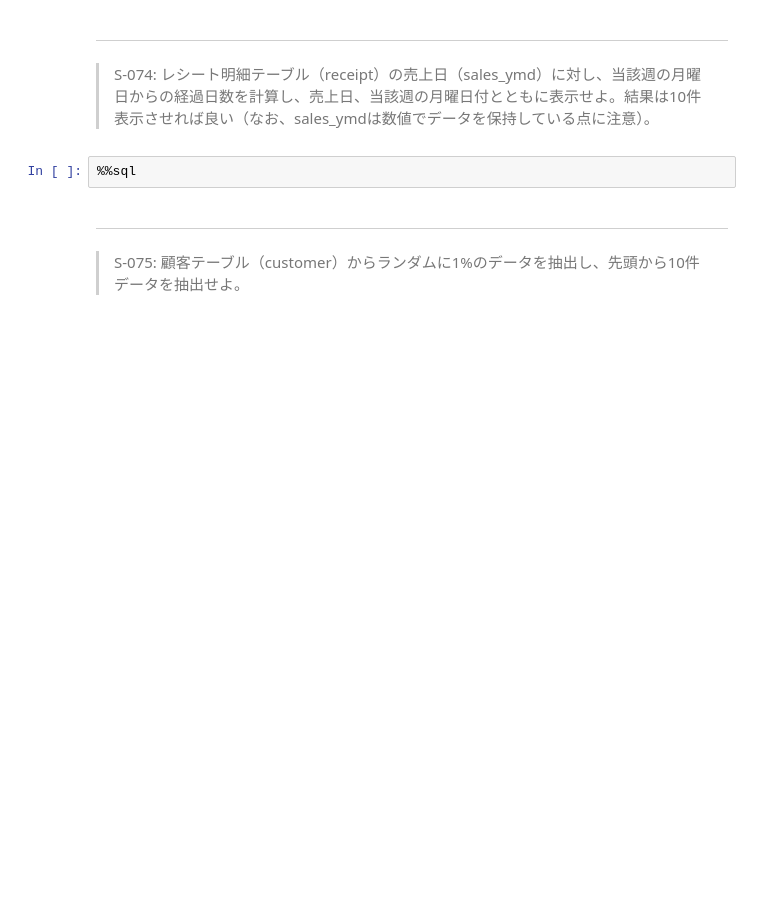
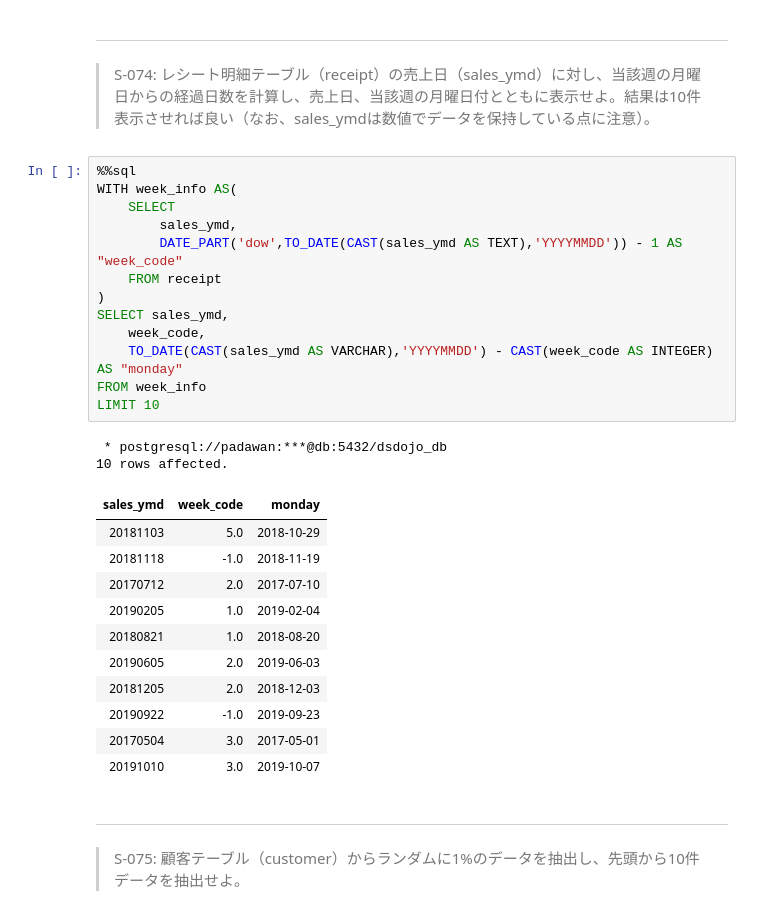
Before and after one commit to kouta0530/jupyter, a Jupyter notebook: practice/100knocks-preprocess/docker/work/preprocess_knock_SQL.ipynb, the cells around one changed output. Cells and saved outputs as stored; diff of their text form; blank space fills up the shorter version.

```diff
--- a/practice/100knocks-preprocess/docker/work/preprocess_knock_SQL.ipynb
+++ b/practice/100knocks-preprocess/docker/work/preprocess_knock_SQL.ipynb
@@ -2006,8 +2006,33 @@ FROM epoch_date LIMIT 10
 # %% [markdown]
 ---
 > S-074: レシート明細テーブル（receipt）の売上日（sales_ymd）に対し、当該週の月曜日からの経過日数を計算し、売上日、当該週の月曜日付とともに表示せよ。結果は10件表示させれば良い（なお、sales_ymdは数値でデータを保持している点に注意）。
-# %%
-%%sql
+# %%
+%%sql
+WITH week_info AS(
+    SELECT
+        sales_ymd,
+        DATE_PART('dow',TO_DATE(CAST(sales_ymd AS TEXT),'YYYYMMDD')) - 1 AS "week_code"
+    FROM receipt
+)
+SELECT sales_ymd,
+    week_code,
+    TO_DATE(CAST(sales_ymd AS VARCHAR),'YYYYMMDD') - CAST(week_code AS INTEGER) AS "monday"
+FROM week_info
+LIMIT 10
+# %% [output]
+ * postgresql://padawan:***@db:5432/dsdojo_db
+10 rows affected.
+| sales_ymd | week_code | monday |
+| 20181103 | 5.0 | 2018-10-29 |
+| 20181118 | -1.0 | 2018-11-19 |
+| 20170712 | 2.0 | 2017-07-10 |
+| 20190205 | 1.0 | 2019-02-04 |
+| 20180821 | 1.0 | 2018-08-20 |
+| 20190605 | 2.0 | 2019-06-03 |
+| 20181205 | 2.0 | 2018-12-03 |
+| 20190922 | -1.0 | 2019-09-23 |
+| 20170504 | 3.0 | 2017-05-01 |
+| 20191010 | 3.0 | 2019-10-07 |
 # %% [markdown]
 ---
 > S-075: 顧客テーブル（customer）からランダムに1%のデータを抽出し、先頭から10件データを抽出せよ。
```
